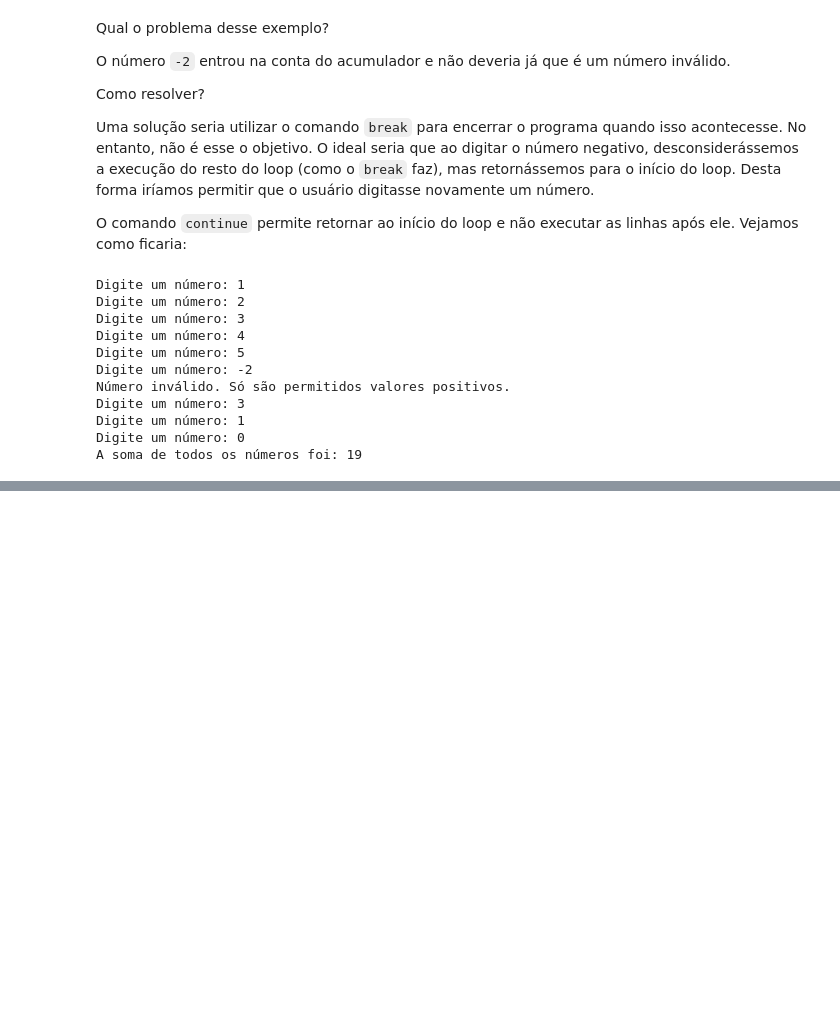
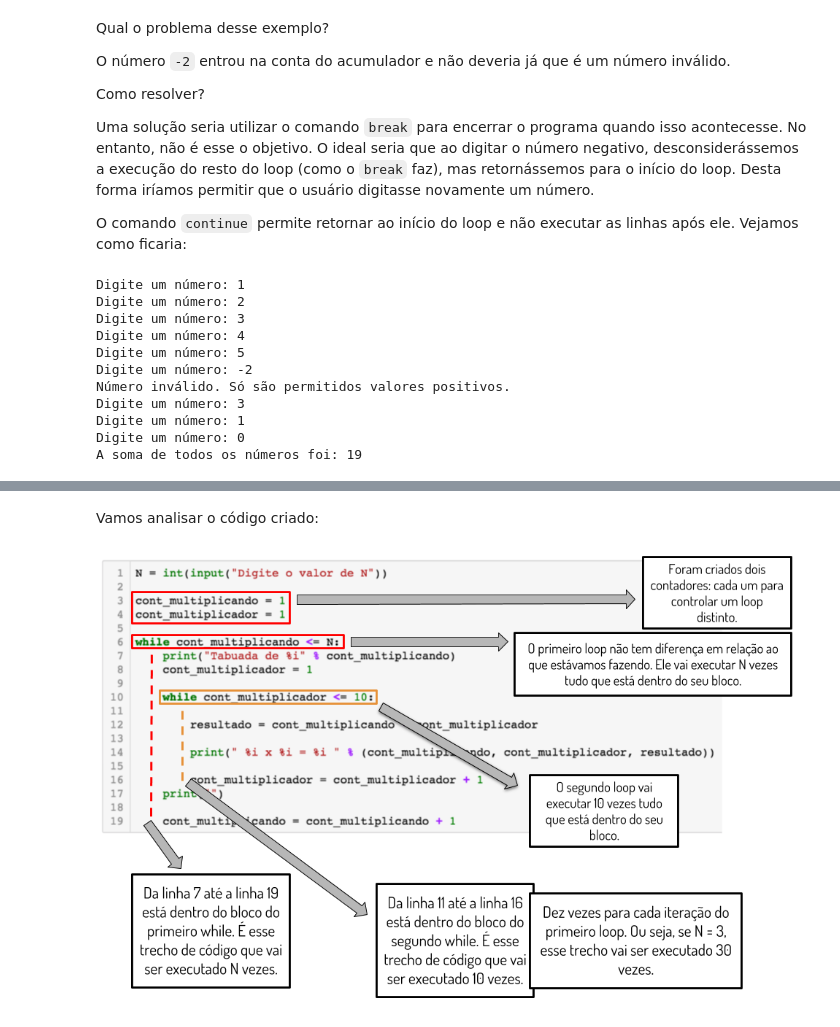
Before and after one commit to adolfoguimaraes/learningpython, a Jupyter notebook: programming_introduction/06_Repeticao.ipynb, the cells around one changed output, grey strips where cells are left out. Drawn from its saved outputs; the diff is of its cells as text; code cells hidden in the pictures; blank space fills up the shorter version.

```diff
--- a/programming_introduction/06_Repeticao.ipynb
+++ b/programming_introduction/06_Repeticao.ipynb
@@ -462,0 +638,7 @@ Outra coisa que precisa ter **muito cuidado** com o uso destes comandos é que e
+# %% [markdown]
+Vamos analisar o código criado:
+# %%
+# Desconsidere estas linhas para o estudo da disciplina
+Image(filename='images/06_image4.png', width=700)
+# %% [output]
+[figure, added]
```
Also changed, not shown: parts of 17 cells of this notebook, 2 other files.
